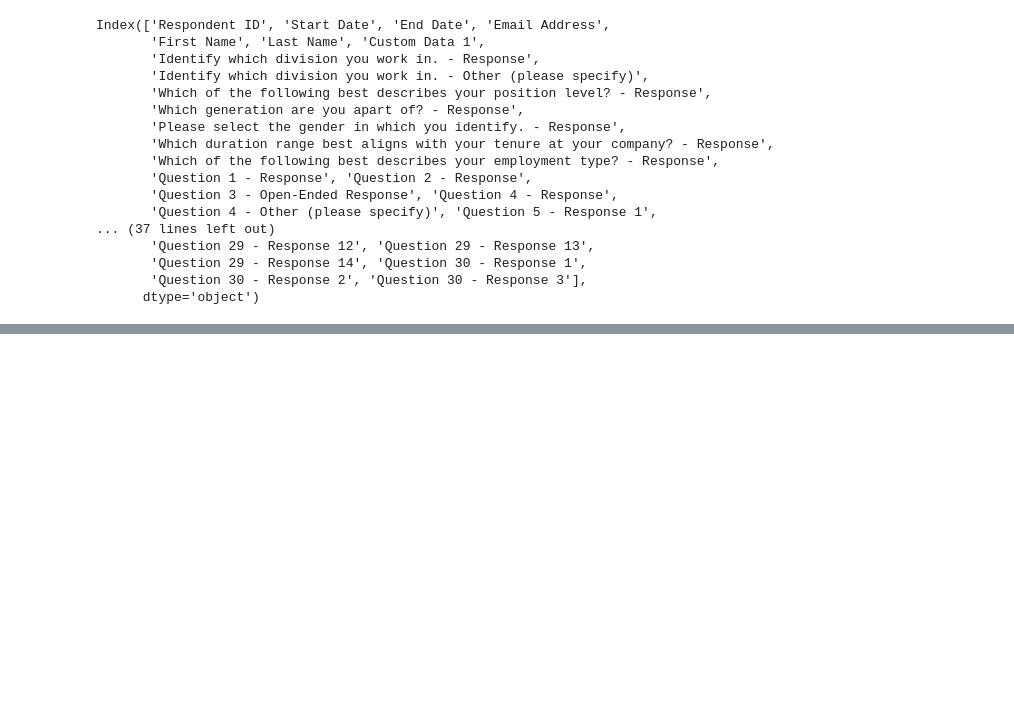
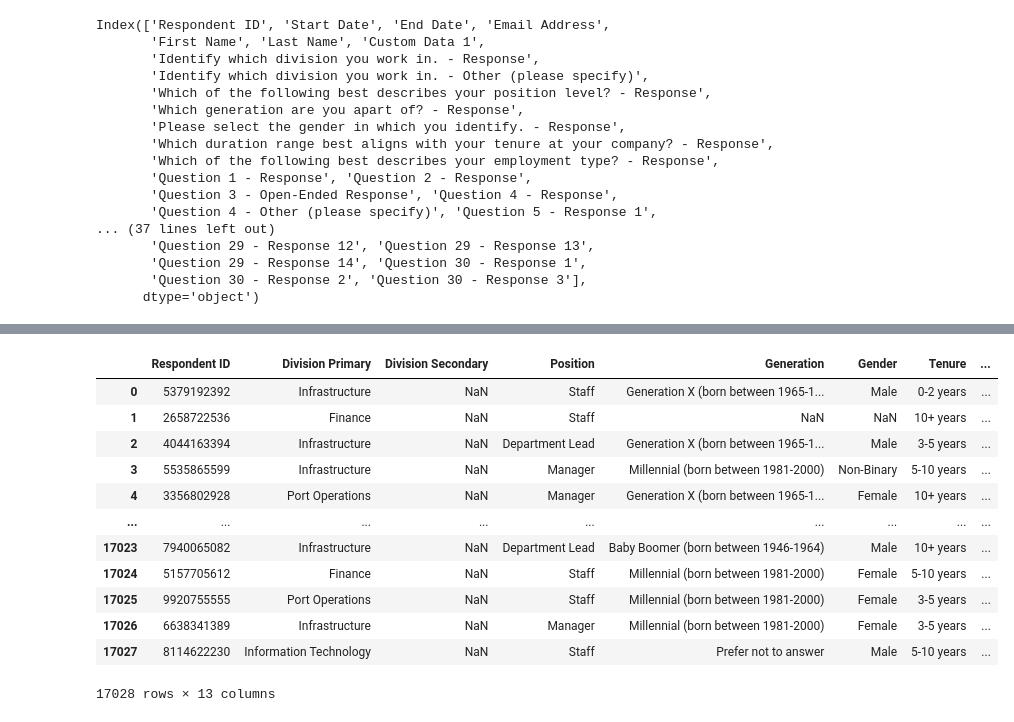
Before and after one commit to hemantrattey/MiniProjects, a Jupyter notebook: SurveyMonkey/Script 1 - Data_Manipulation.ipynb, the cells around one changed output, grey strips where cells are left out. Drawn from its saved outputs; the diff is of its cells as text; code cells hidden in the pictures; blank space fills up the shorter version.

```diff
--- a/SurveyMonkey/Script 1 - Data_Manipulation.ipynb
+++ b/SurveyMonkey/Script 1 - Data_Manipulation.ipynb
@@ -67,0 +332,5 @@ Index(['Respondent ID', 'Start Date', 'End Date', 'Email Address',
+# %%
+dataset_merged_three = pd.merge(left = dataset_merged_two, right = same_answer, how = 'left', left_on = ['Question + Subquestion', 'Answer'], right_on = ['Question + Subquestion', 'Answer'])
+print('Original Data Length : ', len(dataset_merged_two))
+print('Joined Data Length : ', len(dataset_merged_three))
+dataset_merged_three
@@ -67,0 +353,2 @@ Index(['Respondent ID', 'Start Date', 'End Date', 'Email Address',
+# %%
+dataset_merged_three['Same Answer'].fillna(0, inplace = True)
@@ -67,0 +371,2 @@ Index(['Respondent ID', 'Start Date', 'End Date', 'Email Address',
+# %%
+output = dataset_merged_three.copy()
@@ -67,0 +386,24 @@ Index(['Respondent ID', 'Start Date', 'End Date', 'Email Address',
+# %%
+output.rename(columns = {'Identify which division you work in. - Response' : 'Division Primary',
+       'Identify which division you work in. - Other (please specify)' : 'Division Secondary',
+       'Which of the following best describes your position level? - Response' : 'Position',
+       'Which generation are you apart of? - Response' : 'Generation',
+       'Please select the gender in which you identify. - Response' : 'Gender',
+       'Which duration range best aligns with your tenure at your company? - Response' : 'Tenure',
+       'Which of the following best describes your employment type? - Response' : 'Employment Type'}, inplace=True)
+# %%
+output
+# %% [output]
+|  | Respondent ID | Division Primary | Division Secondary | Position | Generation | Gender | Tenure | ... |
+| 0 | 5379192392 | Infrastructure | NaN | Staff | Generation X (born between 1965-1... | Male | 0-2 years | ... |
+| 1 | 2658722536 | Finance | NaN | Staff | NaN | NaN | 10+ years | ... |
+| 2 | 4044163394 | Infrastructure | NaN | Department Lead | Generation X (born between 1965-1... | Male | 3-5 years | ... |
+| 3 | 5535865599 | Infrastructure | NaN | Manager | Millennial (born between 1981-2000) | Non-Binary | 5-10 years | ... |
+| 4 | 3356802928 | Port Operations | NaN | Manager | Generation X (born between 1965-1... | Female | 10+ years | ... |
+| ... | ... | ... | ... | ... | ... | ... | ... | ... |
+| 17023 | 7940065082 | Infrastructure | NaN | Department Lead | Baby Boomer (born between 1946-1964) | Male | 10+ years | ... |
+| 17024 | 5157705612 | Finance | NaN | Staff | Millennial (born between 1981-2000) | Female | 5-10 years | ... |
+| 17025 | 9920755555 | Port Operations | NaN | Staff | Millennial (born between 1981-2000) | Female | 3-5 years | ... |
+| 17026 | 6638341389 | Infrastructure | NaN | Manager | Millennial (born between 1981-2000) | Female | 3-5 years | ... |
+| 17027 | 8114622230 | Information Technology | NaN | Staff | Prefer not to answer | Male | 5-10 years | ... |
+17028 rows × 13 columns
```
Also changed, not shown: parts of 28 cells of this notebook, 3 other files.
